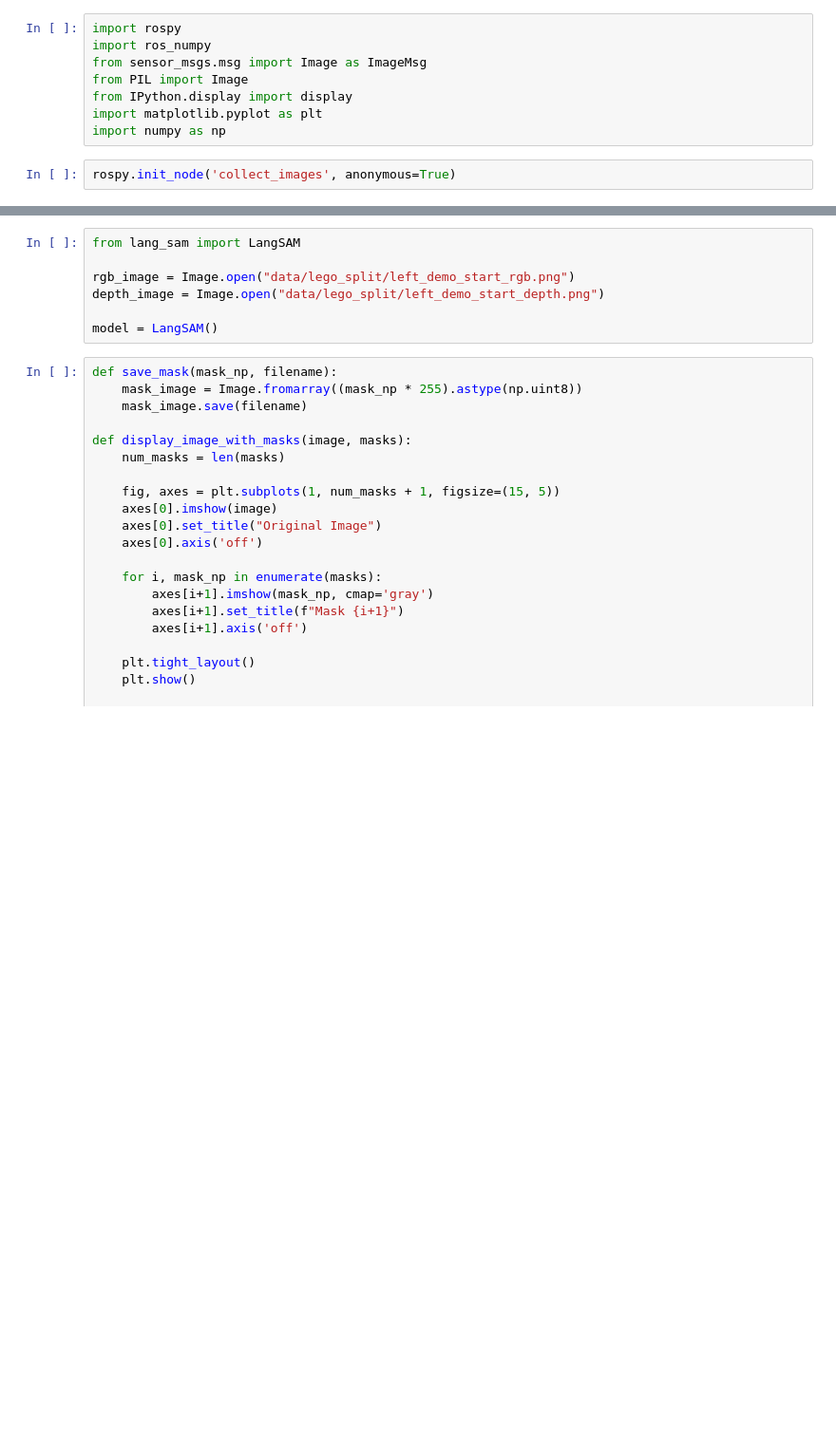
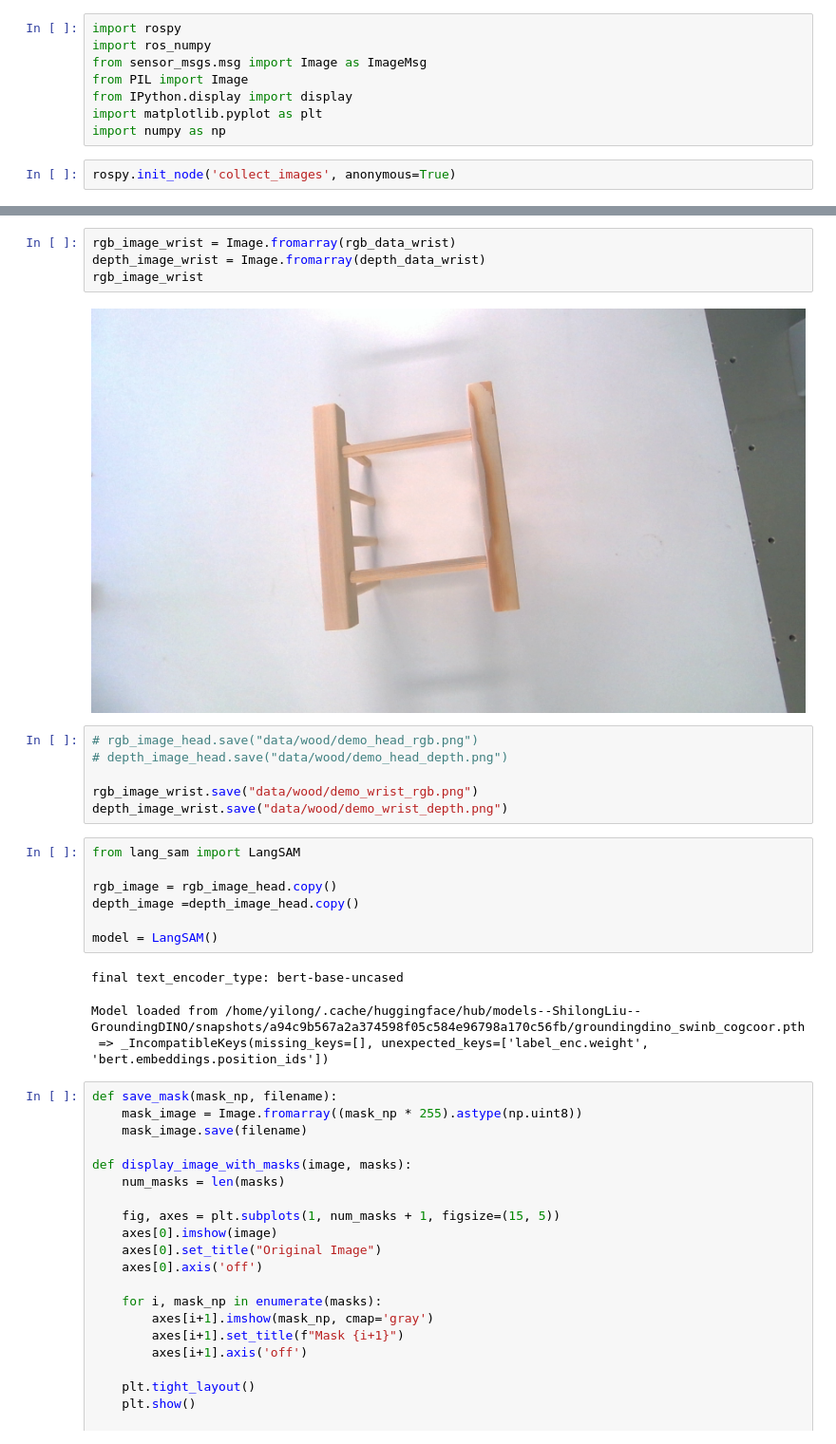
Before and after one commit to yw14218/yumi_oneshot, a Jupyter notebook: collect_image.ipynb, the cells around one changed output, grey strips where cells are left out. Shown at 95% size. Drawn from its saved outputs; the diff is of its cells as text; blank space fills up the shorter version.

```diff
--- a/collect_image.ipynb
+++ b/collect_image.ipynb
@@ -27,10 +38,26 @@ depth_image.save("data/lego_split/demo_start_depth_left.png")
+# %%
+rgb_image_wrist = Image.fromarray(rgb_data_wrist)
+depth_image_wrist = Image.fromarray(depth_data_wrist)
+rgb_image_wrist
+# %% [output]
+[figure, added]
+# %%
+# rgb_image_head.save("data/wood/demo_head_rgb.png")
+# depth_image_head.save("data/wood/demo_head_depth.png")
+
+rgb_image_wrist.save("data/wood/demo_wrist_rgb.png")
+depth_image_wrist.save("data/wood/demo_wrist_depth.png")
 # %%
 from lang_sam import LangSAM
 
-rgb_image = Image.open("data/lego_split/left_demo_start_rgb.png")
-depth_image = Image.open("data/lego_split/left_demo_start_depth.png")
+rgb_image = rgb_image_head.copy()
+depth_image =depth_image_head.copy()
 
 model = LangSAM()
+# %% [output]
+final text_encoder_type: bert-base-uncased
+Model loaded from /home/yilong/.cache/huggingface/hub/models--ShilongLiu--GroundingDINO/snapshots/a94c9b567a2a374598f05c584e96798a170c56fb/groundingdino_swinb_cogcoor.pth
+ => _IncompatibleKeys(missing_keys=[], unexpected_keys=['label_enc.weight', 'bert.embeddings.position_ids'])
 # %%
 def save_mask(mask_np, filename):
     mask_image = Image.fromarray((mask_np * 255).astype(np.uint8))
```
Also changed, not shown: parts of 8 cells of this notebook, 32 other files.
